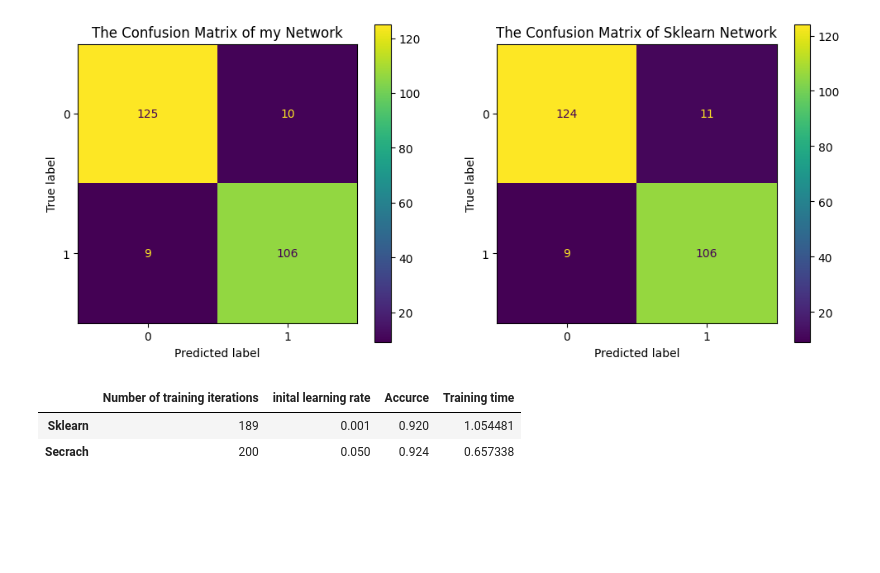
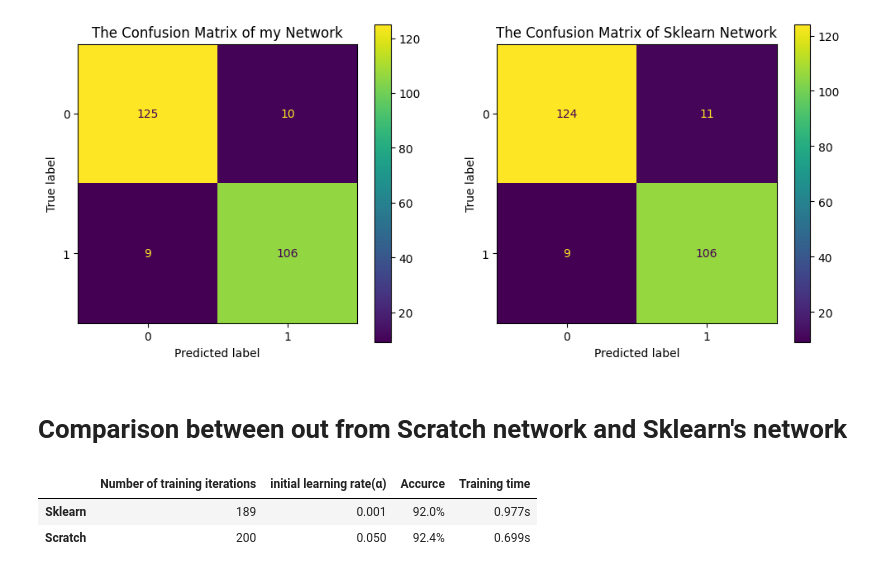
Before and after one commit to mohammed0749/Neuron_Network, a Jupyter notebook: Classification_Neurons_Network.ipynb, the cells around one changed output. Saved outputs shown, nothing was run; the diff lists cells and outputs as text; code cells hidden in the pictures; blank space fills up the shorter version.

Commit message:
Add comparison

```diff
--- a/Classification_Neurons_Network.ipynb
+++ b/Classification_Neurons_Network.ipynb
@@ -293,32 +305,36 @@ ConfusionMatrixDisplay(
 # %% [output]
 <sklearn.metrics._plot.confusion_matrix.ConfusionMatrixDisplay at 0x...>
 [figure]
+# %% [markdown]
+# Comparison between out from Scratch network and Sklearn's network
 # %%
 index = [
-    "Sklearn", 'Secrach'
+    "Sklearn", 'Scratch'
 ]
 
 columns = [
     'Number of training iterations',
-    'inital learning rate',
+    'initial learning rate(α)',
     'Accurce',
     'Training time'
 ]
 
 data = [
     [sk_network.n_iter_, sk_network.learning_rate_init, sk_score, sk_training_time], # type: ignore
     [my_network.n_iter_, my_network.learning_rate_init, my_score, my_training_time]
 ]
 
-
 table = pd.DataFrame(
     data=data,
     columns=columns,
     index=index
 )
 
+table['Training time'] = table['Training time'].round(3).astype(str) + 's'
+table['Accurce'] = (table['Accurce']*100).round(2).astype(str) + '%'
+
 table
 # %% [output]
-|  | Number of training iterations | inital learning rate | Accurce | Training time |
-| Sklearn | 189 | 0.001 | 0.920 | 1.054481 |
-| Secrach | 200 | 0.050 | 0.924 | 0.657338 |
+|  | Number of training iterations | initial learning rate(α) | Accurce | Training time |
+| Sklearn | 189 | 0.001 | 92.0% | 0.977s |
+| Scratch | 200 | 0.050 | 92.4% | 0.699s |
```
Also changed, not shown: parts of 7 cells of this notebook.
